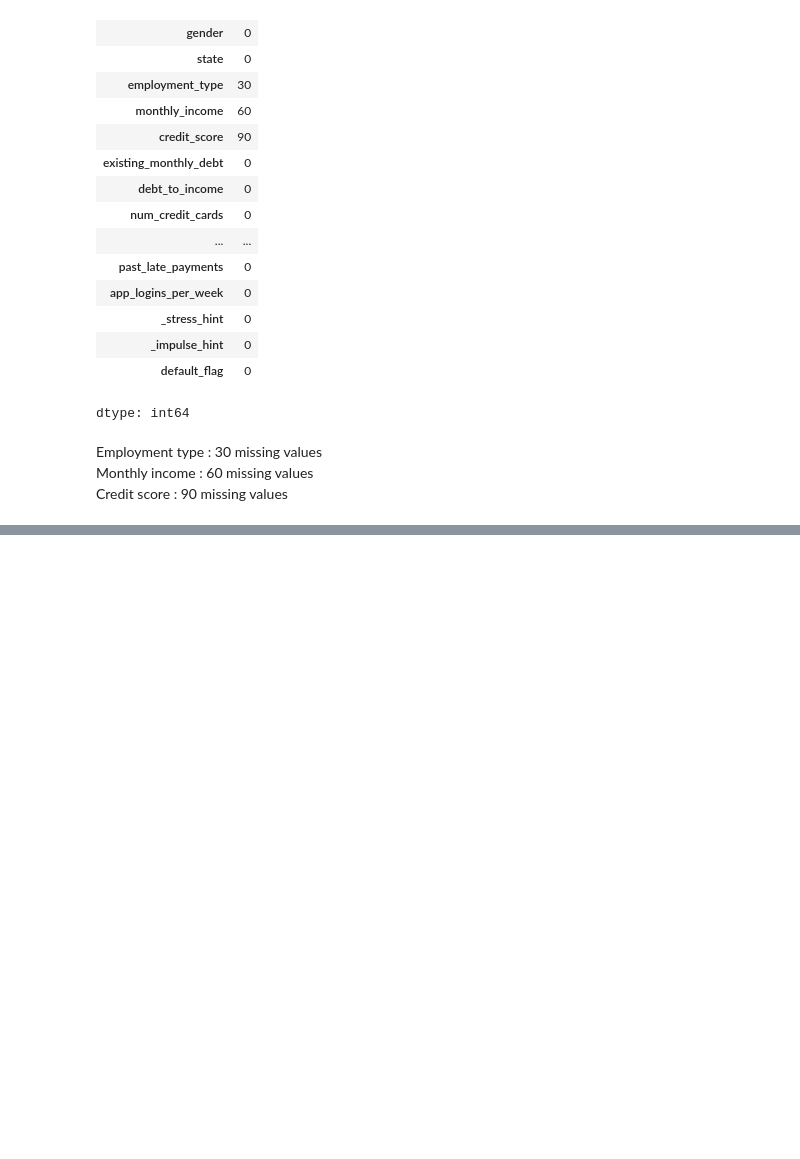
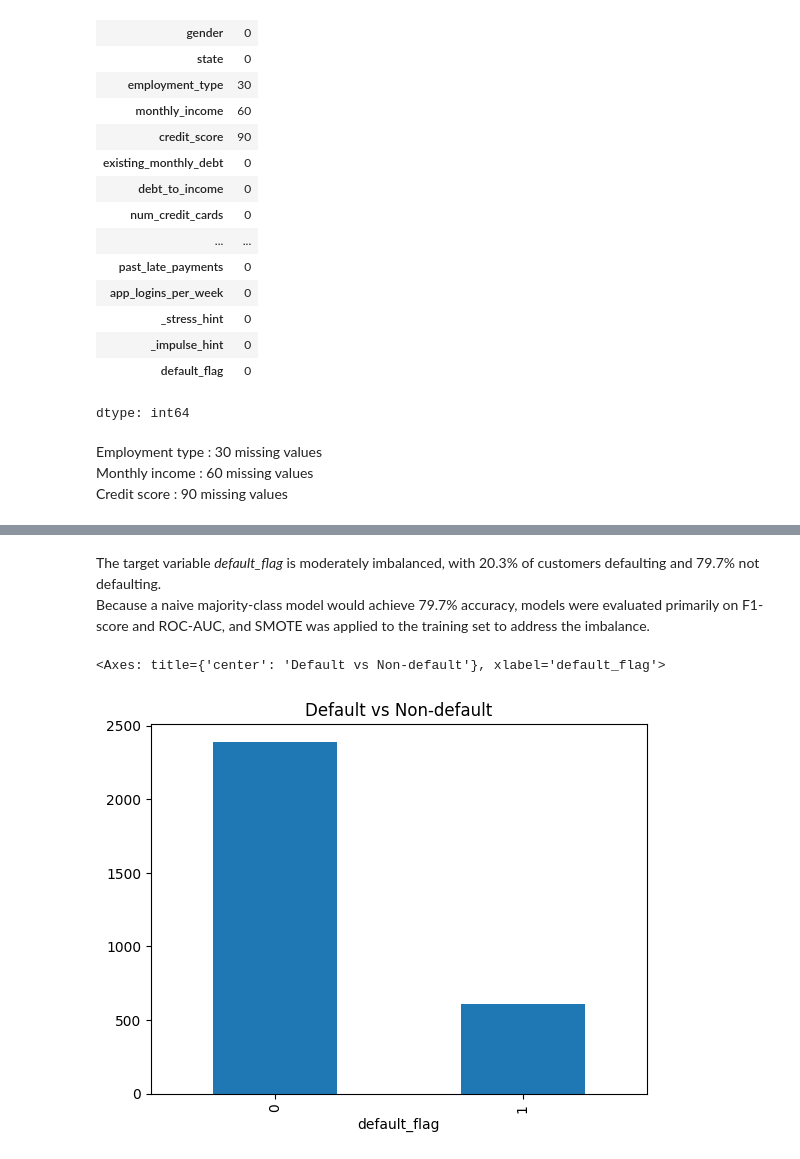
Before and after one commit to husn44/bnpl-default-prediction, a Jupyter notebook: notebooks/03_eda_preprocessing_C.ipynb, the cells around one changed output, grey strips where cells are left out. Saved outputs shown, nothing was run; the diff lists cells and outputs as text; code cells hidden in the pictures; blank space fills up the shorter version.

Commit message:
Default rate (target distribution) checked

```diff
--- a/notebooks/03_eda_preprocessing_C.ipynb
+++ b/notebooks/03_eda_preprocessing_C.ipynb
@@ -74,0 +84,9 @@ Credit score : 90 missing values
+# %% [markdown]
+The target variable *default_flag* is moderately imbalanced, with 20.3% of customers defaulting and 79.7% not defaulting.
+Because a naive majority-class model would achieve 79.7% accuracy, models were evaluated primarily on F1-score and ROC-AUC, and SMOTE was applied to the training set to address the imbalance.
+# %%
+# Bar Chart of Default vs Non-default
+df["default_flag"].value_counts().plot(kind="bar", title="Default vs Non-default")
+# %% [output]
+<Axes: title={'center': 'Default vs Non-default'}, xlabel='default_flag'>
+[figure, added]
```
Also changed, not shown: parts of 1 cell of this notebook.
